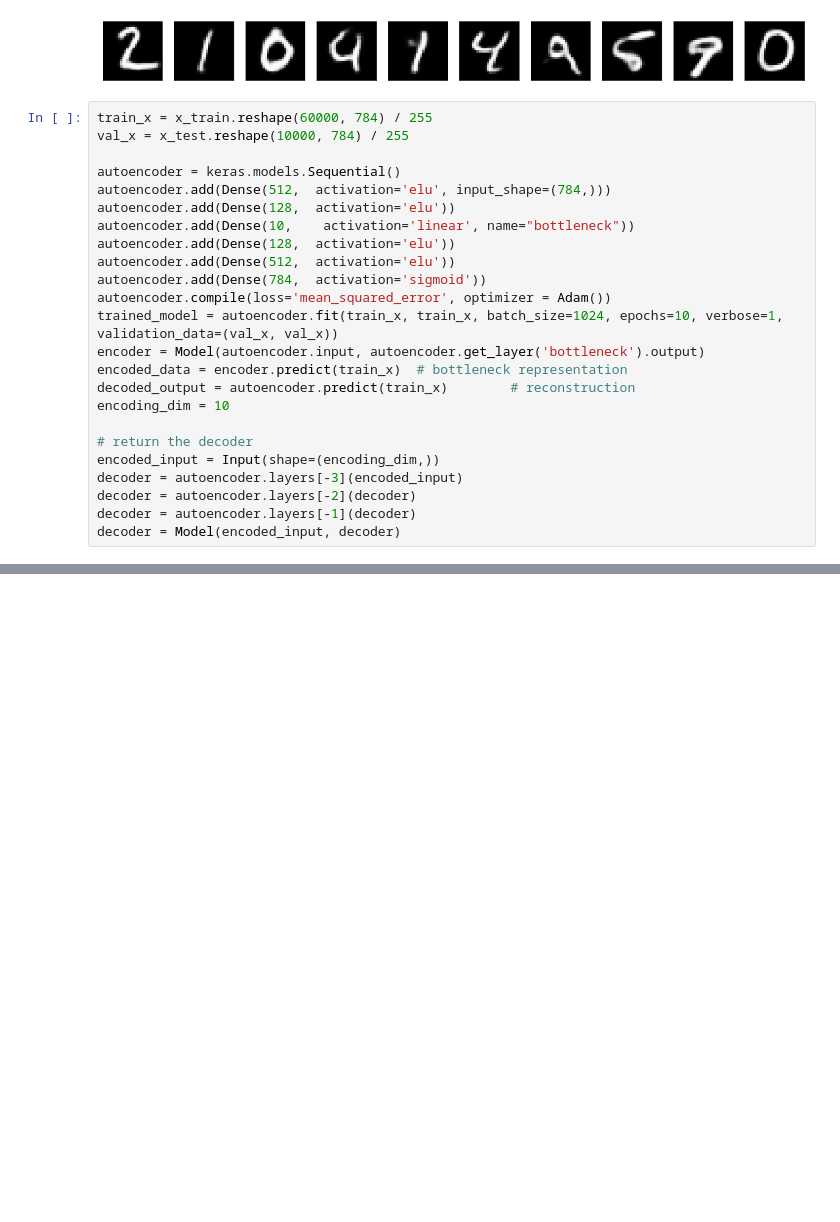
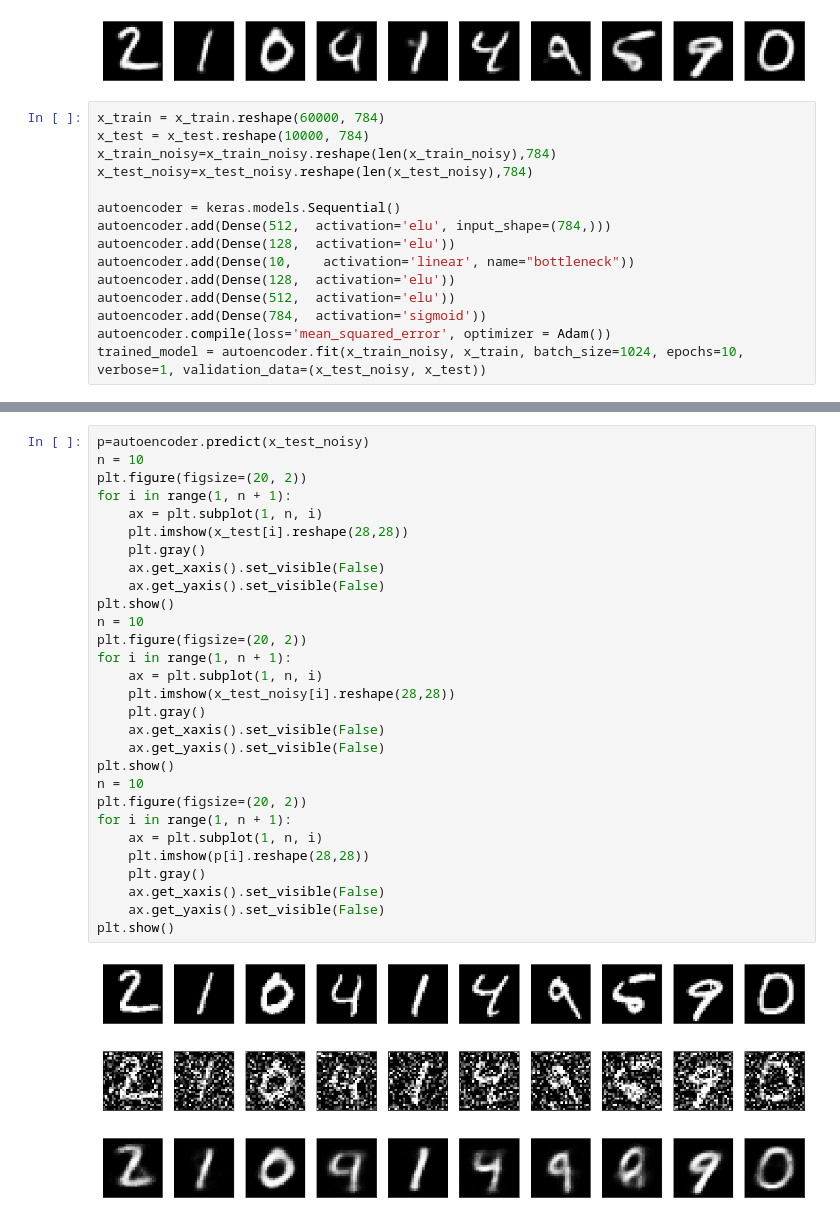
Before and after one commit to opentrainingcamp/CSC645, a Jupyter notebook: Autoencoder.ipynb, the cells around one changed output, grey strips where cells are left out. Drawn from its saved outputs; the diff is of its cells as text; blank space fills up the shorter version.

```diff
--- a/Autoencoder.ipynb
+++ b/Autoencoder.ipynb
@@ -131,8 +131,10 @@ plt.show()
 [figure]
 [figure]
 # %%
-train_x = x_train.reshape(60000, 784) / 255
-val_x = x_test.reshape(10000, 784) / 255
+x_train = x_train.reshape(60000, 784)
+x_test = x_test.reshape(10000, 784)
+x_train_noisy=x_train_noisy.reshape(len(x_train_noisy),784)
+x_test_noisy=x_test_noisy.reshape(len(x_test_noisy),784)
 
 autoencoder = keras.models.Sequential()
 autoencoder.add(Dense(512,  activation='elu', input_shape=(784,)))
@@ -142,17 +144,6 @@ autoencoder.add(Dense(128,  activation='elu'))
 autoencoder.add(Dense(512,  activation='elu'))
 autoencoder.add(Dense(784,  activation='sigmoid'))
 autoencoder.compile(loss='mean_squared_error', optimizer = Adam())
-trained_model = autoencoder.fit(train_x, train_x, batch_size=1024, epochs=10, verbose=1, validation_data=(val_x, val_x))
-encoder = Model(autoencoder.input, autoencoder.get_layer('bottleneck').output)
-encoded_data = encoder.predict(train_x)  # bottleneck representation
-decoded_output = autoencoder.predict(train_x)        # reconstruction
-encoding_dim = 10
-
-# return the decoder
-encoded_input = Input(shape=(encoding_dim,))
-decoder = autoencoder.layers[-3](encoded_input)
-decoder = autoencoder.layers[-2](decoder)
-decoder = autoencoder.layers[-1](decoder)
-decoder = Model(encoded_input, decoder)
+trained_model = autoencoder.fit(x_train_noisy, x_train, batch_size=1024, epochs=10, verbose=1, validation_data=(x_test_noisy, x_test))
 # %% [output]
 Epoch 1/10
@@ -177,0 +169,33 @@ Epoch 10/10
+# %%
+p=autoencoder.predict(x_test_noisy)
+n = 10
+plt.figure(figsize=(20, 2))
+for i in range(1, n + 1):
+    ax = plt.subplot(1, n, i)
+    plt.imshow(x_test[i].reshape(28,28))
+    plt.gray()
+    ax.get_xaxis().set_visible(False)
+    ax.get_yaxis().set_visible(False)
+plt.show()
+n = 10
+plt.figure(figsize=(20, 2))
+for i in range(1, n + 1):
+    ax = plt.subplot(1, n, i)
+    plt.imshow(x_test_noisy[i].reshape(28,28))
+    plt.gray()
+    ax.get_xaxis().set_visible(False)
+    ax.get_yaxis().set_visible(False)
+plt.show()
+n = 10
+plt.figure(figsize=(20, 2))
+for i in range(1, n + 1):
+    ax = plt.subplot(1, n, i)
+    plt.imshow(p[i].reshape(28,28))
+    plt.gray()
+    ax.get_xaxis().set_visible(False)
+    ax.get_yaxis().set_visible(False)
+plt.show()
+# %% [output]
+[figure, added]
+[figure, added]
+[figure, added]
```
Also changed, not shown: parts of 3 cells of this notebook.
